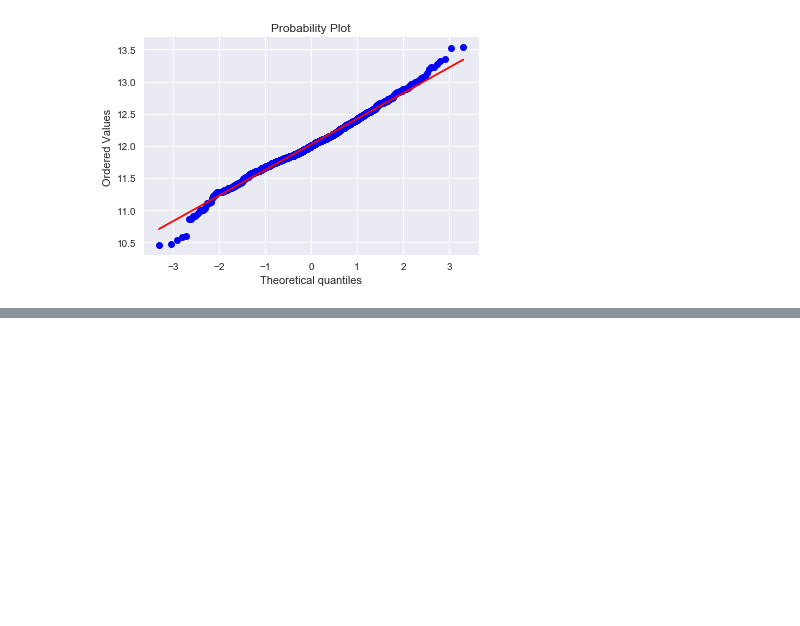
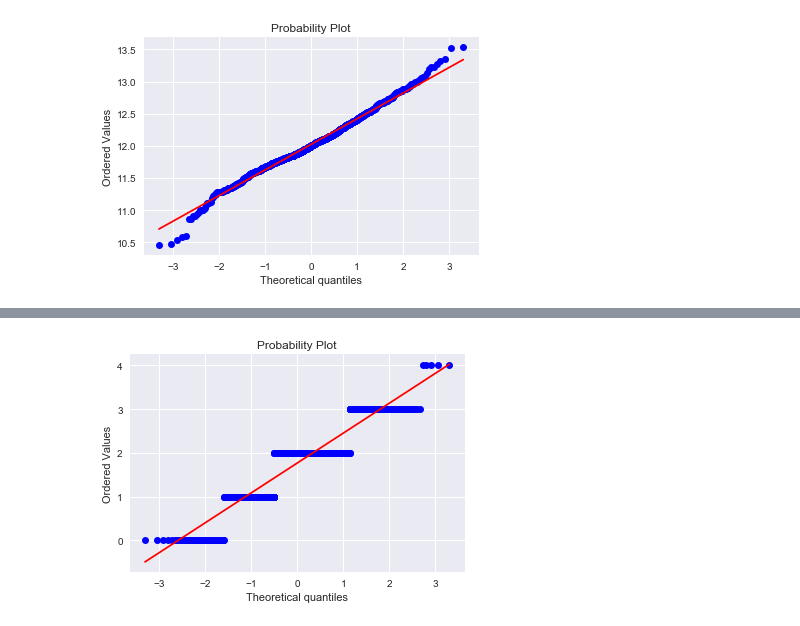
Before and after one commit to JoonSeongLee/team3_house_price, a Jupyter notebook: joonseong/logqq.ipynb, the cells around one changed output, grey strips where cells are left out. Drawn from its saved outputs; the diff is of its cells as text; code cells hidden in the pictures; blank space fills up the shorter version.

```diff
--- a/joonseong/logqq.ipynb
+++ b/joonseong/logqq.ipynb
@@ -151,0 +168,5 @@ res = stats.probplot(df_train['SalePrice'], plot=plt)
+# %%
+fig = plt.figure()
+res = stats.probplot(df_train['GarageCars'], plot=plt)
+# %% [output]
+[figure, added]
```
Also changed, not shown: parts of 6 cells of this notebook.
